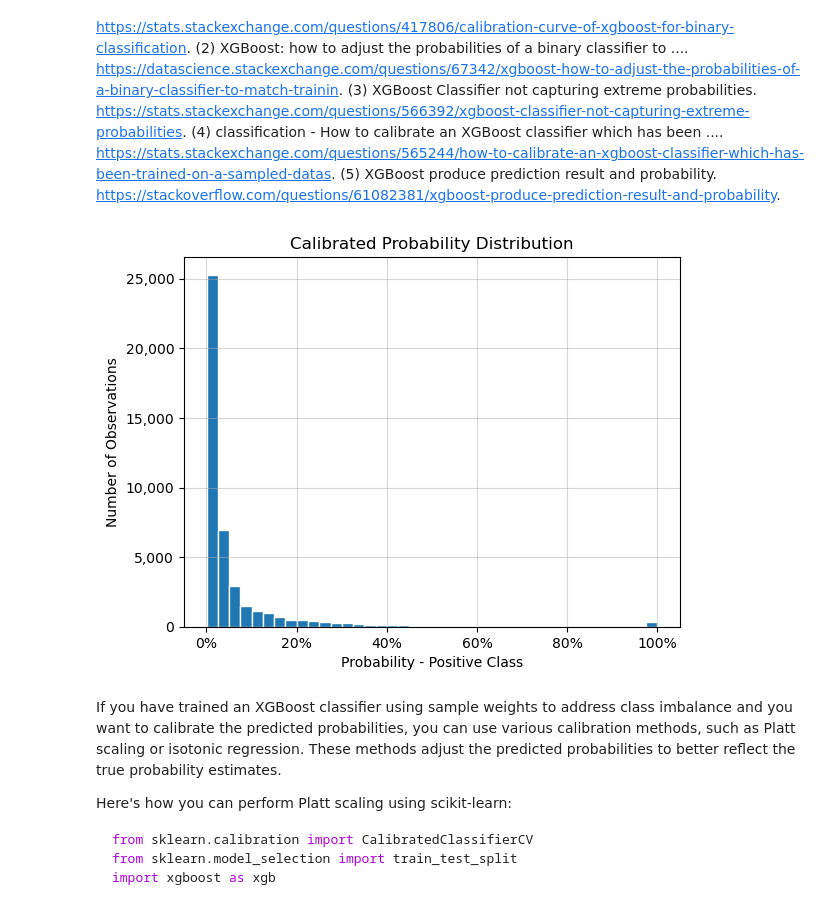
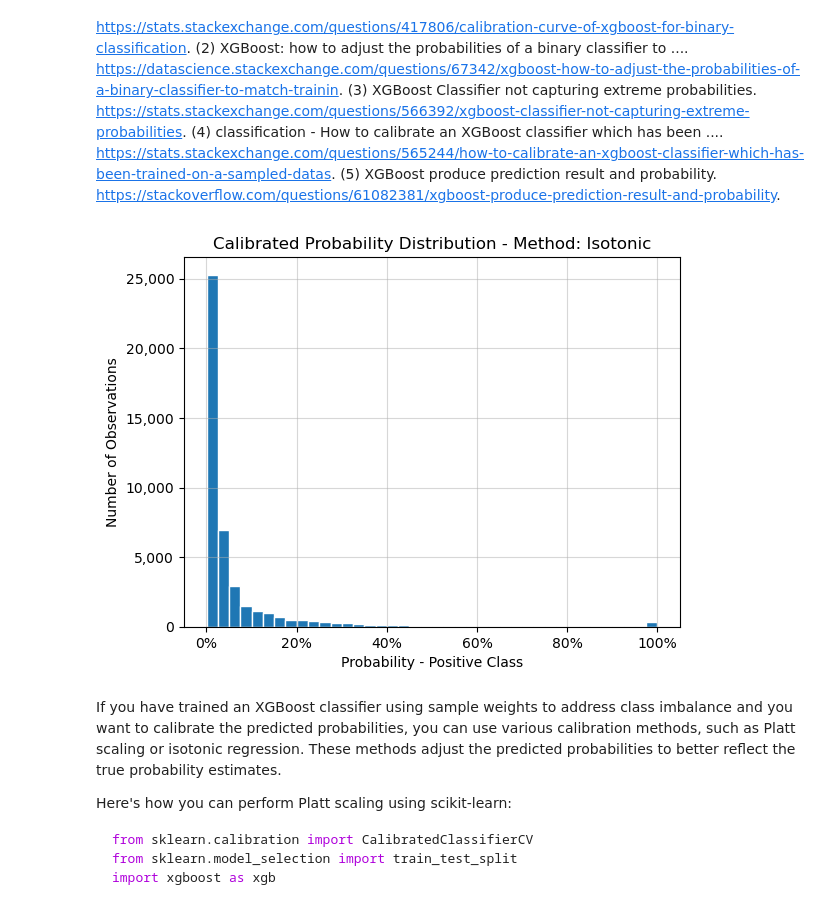
Before and after one commit to omdgit/machine-learning-imbalanced-data, a Jupyter notebook: Section-08-Cost-Sensitive-Learning/08-01-Cost-when-training-ML-algorithm.ipynb, the cells around one changed output. Saved outputs shown, nothing was run; the diff lists cells and outputs as text; code cells hidden in the pictures.

```diff
--- a/Section-08-Cost-Sensitive-Learning/08-01-Cost-when-training-ML-algorithm.ipynb
+++ b/Section-08-Cost-Sensitive-Learning/08-01-Cost-when-training-ML-algorithm.ipynb
@@ -417,16 +392,16 @@ probabilities = calibrated.predict_proba(X_test)
 # %%
 # omd
 from matplotlib import ticker as mticker
 
 plt.hist(probabilities[:,1], bins=40, ec='white')
 plt.gca().yaxis.set_major_formatter(mticker.StrMethodFormatter('{x:,.0f}'))
 plt.gca().xaxis.set_major_formatter(mticker.StrMethodFormatter('{x:.0%}'))
-plt.title('Calibrated Probability Distribution')
+plt.title('Calibrated Probability Distribution - Method: Isotonic')
 plt.ylabel('Number of Observations')
 plt.xlabel('Probability - Positive Class')
 plt.grid(True, alpha=0.5);
 # %% [output]
-[figure, old version]
+[figure, new version]
 # %% [markdown]
 If you have trained an XGBoost classifier using sample weights to address class imbalance and you want to calibrate the predicted probabilities, you can use various calibration methods, such as Platt scaling or isotonic regression. These methods adjust the predicted probabilities to better reflect the true probability estimates.
 
```
Also changed, not shown: parts of 7 cells of this notebook, 2 other files.
